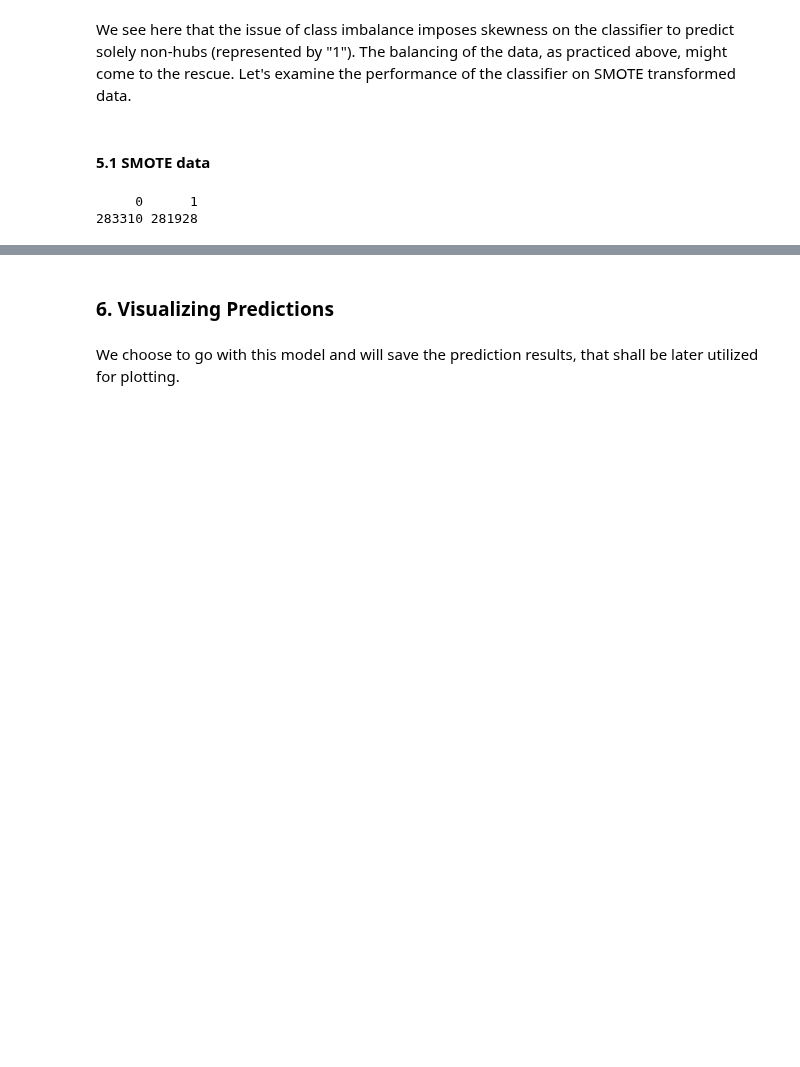
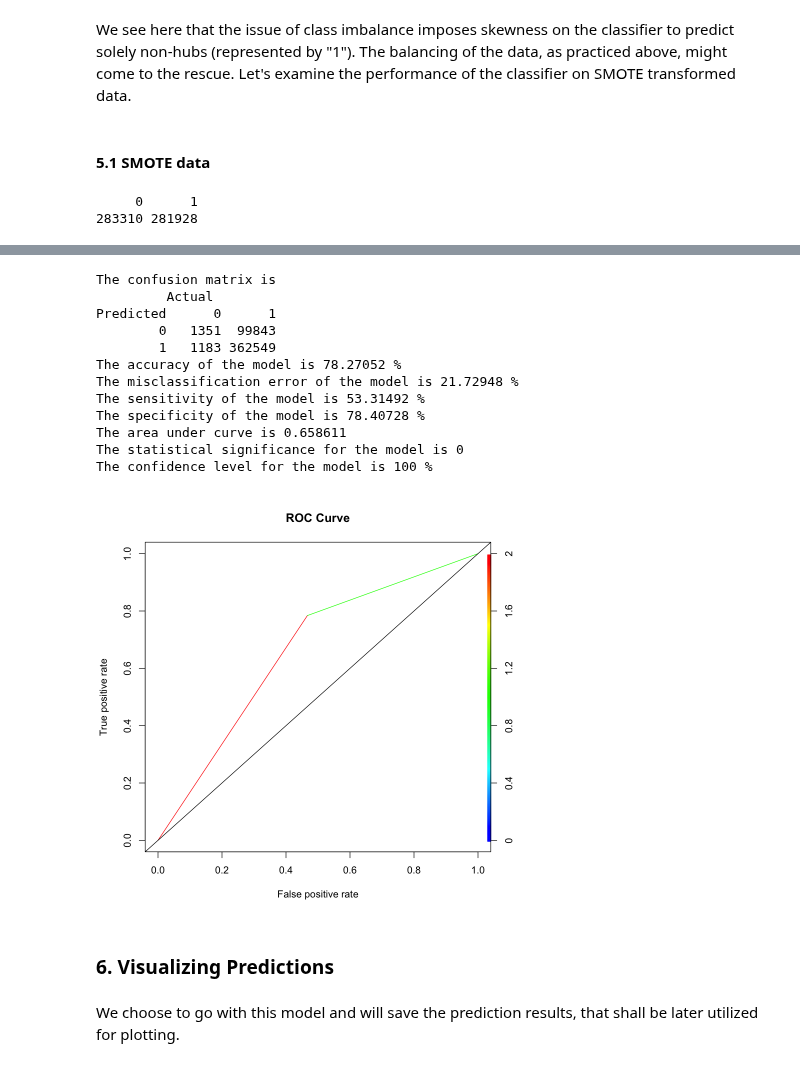
Before and after one commit to shauryajauhari/transcriptionFactoriesGREG, a Jupyter notebook: MachineLearning/LogisticRegressionMCF7GREG.ipynb, the cells around one changed output, grey strips where cells are left out. Drawn from its saved outputs; the diff is of its cells as text; code cells hidden in the pictures; blank space fills up the shorter version.

Commit message:
Update code for saving optimal model and true positives

```diff
--- a/MachineLearning/LogisticRegressionMCF7GREG.ipynb
+++ b/MachineLearning/LogisticRegressionMCF7GREG.ipynb
@@ -715,3 +697,19 @@ The confidence level for the model is 0 %
+# %%
+modelPerformance(mcf7paretoModelSmote, "lr", test, Class)
+# %% [output]
+The confusion matrix is
+         Actual
+Predicted      0      1
+        0   1351  99843
+        1   1183 362549
+The accuracy of the model is 78.27052 %
+The misclassification error of the model is 21.72948 %
+The sensitivity of the model is 53.31492 %
+The specificity of the model is 78.40728 %
+The area under curve is 0.658611
+The statistical significance for the model is 0
+The confidence level for the model is 100 %
+[figure, added]
 # %% [markdown]
 ### <a id=link12>6. Visualizing Predictions </a>
 # %% [markdown]
```
Also changed, not shown: parts of 8 cells of this notebook, 1 other file.
